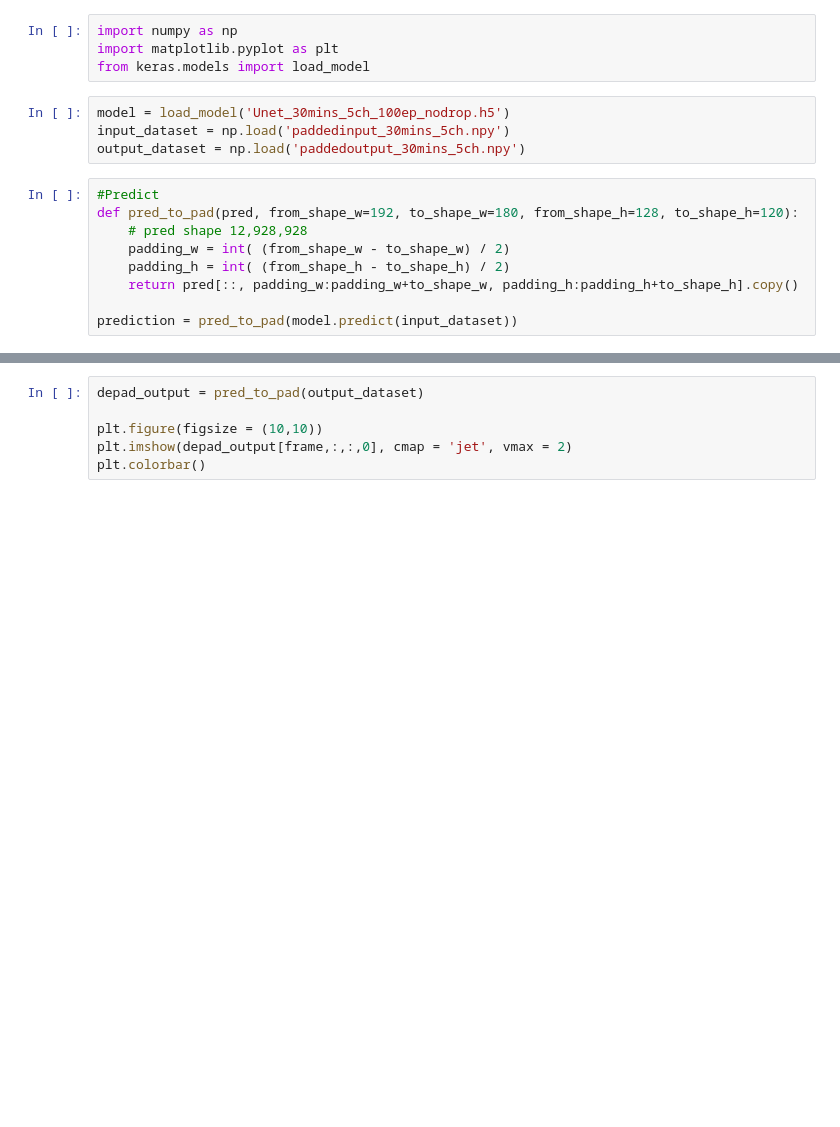
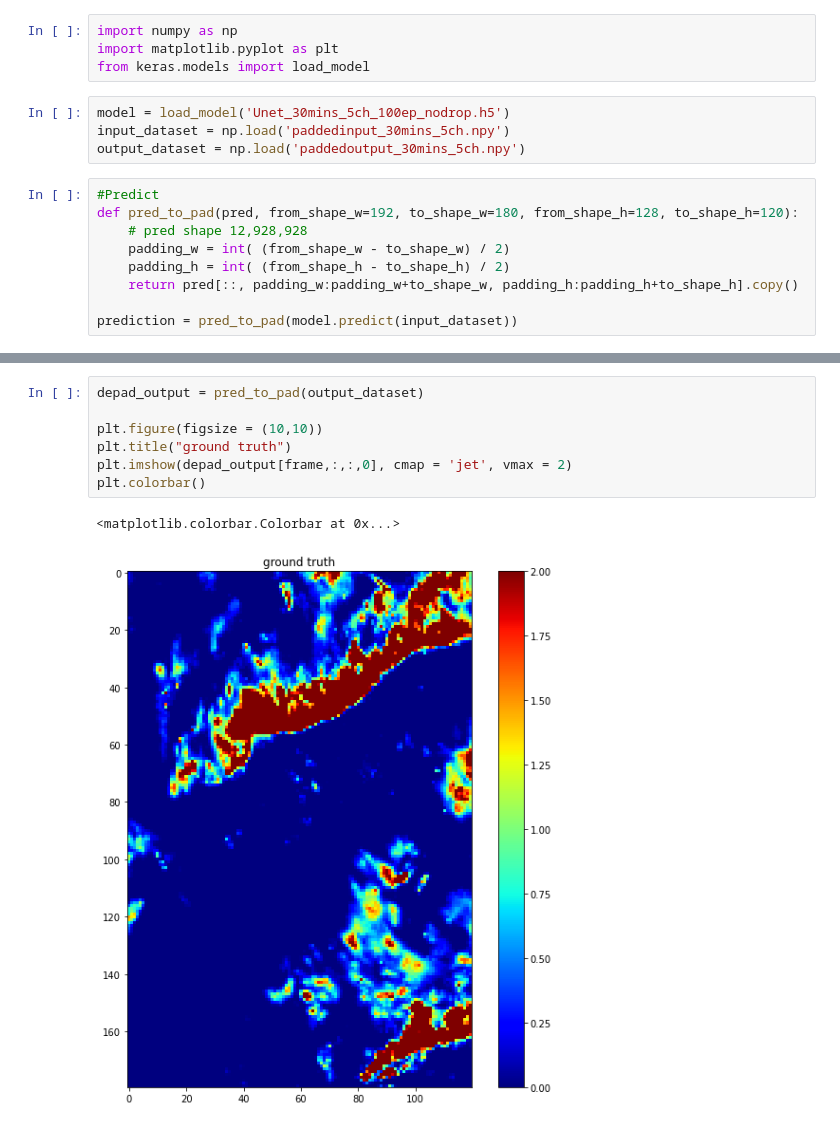
Before and after one commit to ZHANGZ1YUE/Rainfall_Nowcasting_UNet, a Jupyter notebook: prediction.ipynb, the cells around one changed output, grey strips where cells are left out. Saved outputs shown, nothing was run; the diff lists cells and outputs as text; blank space fills up the shorter version.

```diff
--- a/prediction.ipynb
+++ b/prediction.ipynb
@@ -37,9 +44,13 @@ plt.colorbar()
 # %%
 depad_output = pred_to_pad(output_dataset)
 
 plt.figure(figsize = (10,10))
+plt.title("ground truth")
 plt.imshow(depad_output[frame,:,:,0], cmap = 'jet', vmax = 2)
 plt.colorbar()
+# %% [output]
+<matplotlib.colorbar.Colorbar at 0x...>
+[figure, added]
 # %%
 #Display input
 depad_input = pred_to_pad(input_dataset)
```
Also changed, not shown: parts of 7 cells of this notebook.
